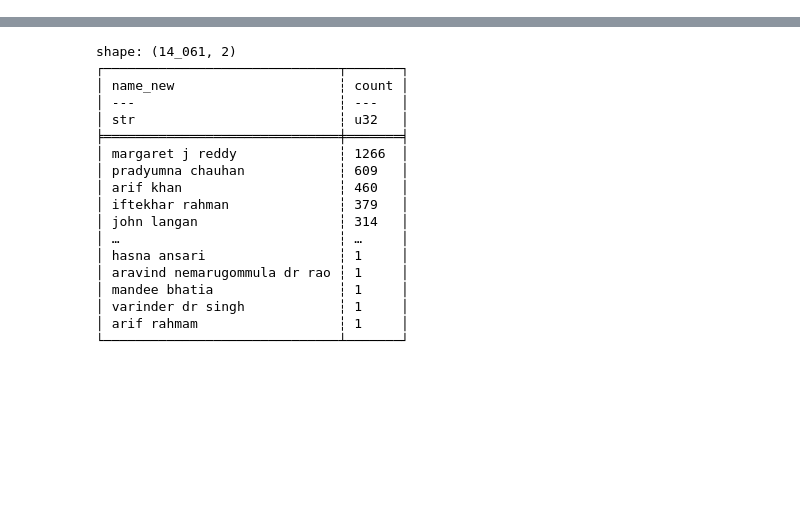
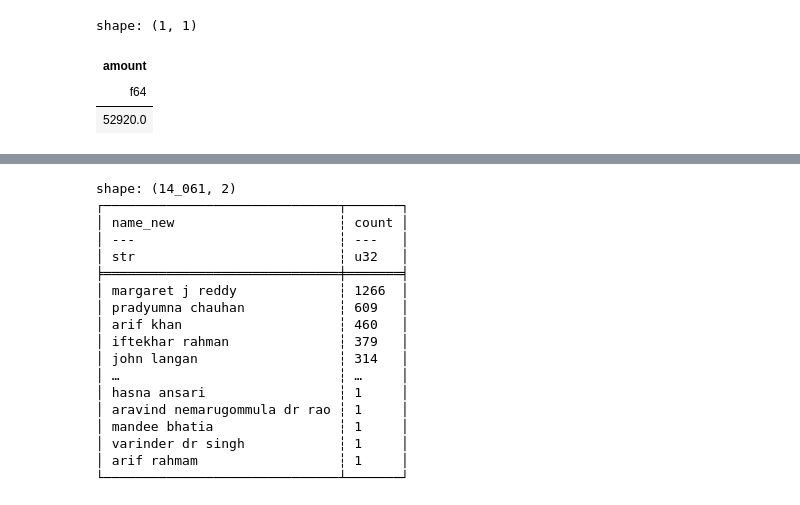
Before and after one commit to kkkarnav/indianamericancontributions, a Jupyter notebook: df_stats.ipynb, the cells around one changed output, grey strips where cells are left out. Drawn from its saved outputs; the diff is of its cells as text; code cells hidden in the pictures; blank space fills up the shorter version.

```diff
--- a/df_stats.ipynb
+++ b/df_stats.ipynb
@@ -56,3 +74,13 @@ shape: (10, 22)
+# %%
+# convert df to pandas
+temp = df.filter((pl.col("contrib_id") == "q0002067764 ") & (pl.col("recip_id") == "N00023864") & (pl.col("amount") > 0))
+# %%
+temp.select(pl.col("amount")).sum() # how do i convert this to absolute
+# %% [output]
+shape: (1, 1)
+| amount |
+| f64 |
+| 52920.0 |
 # %%
 print(df.columns)
 # %% [output]
```
Also changed, not shown: parts of 5 cells of this notebook, 4 other files.
